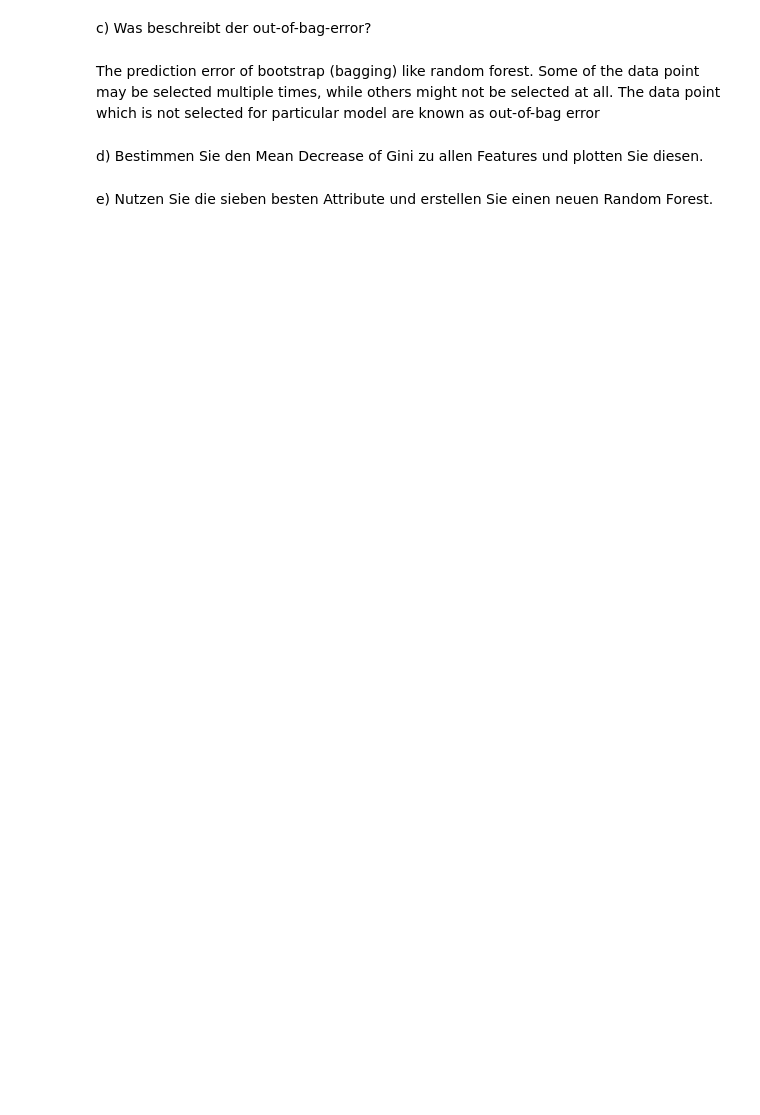
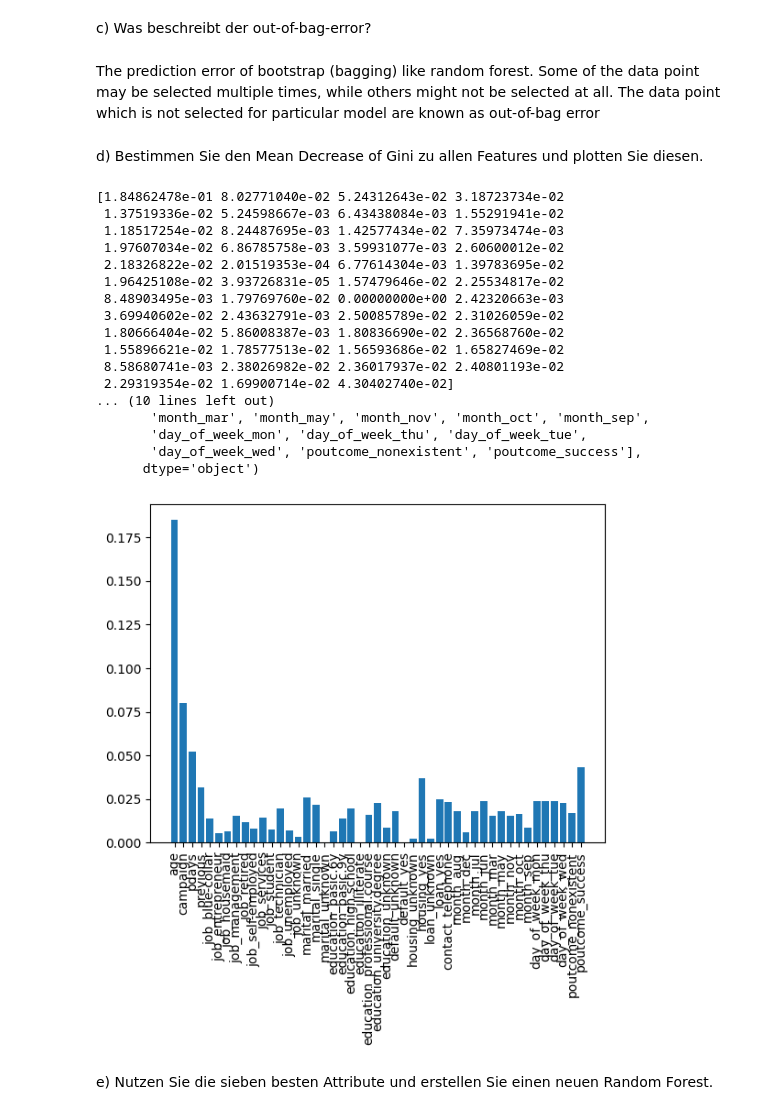
Before and after one commit to Hoangkim1301/Machine_Learning, a Jupyter notebook: Uebung08_Aufgabenstellung/Uebung08_Aufgabenstellung.ipynb, the cells around one changed output. Saved outputs shown, nothing was run; the diff lists cells and outputs as text; code cells hidden in the pictures; blank space fills up the shorter version.

```diff
--- a/Uebung08_Aufgabenstellung/Uebung08_Aufgabenstellung.ipynb
+++ b/Uebung08_Aufgabenstellung/Uebung08_Aufgabenstellung.ipynb
@@ -33,6 +33,7 @@ import sklearn
 import pandas as pd
 from sklearn.model_selection import train_test_split
 from sklearn.ensemble import RandomForestClassifier
+from sklearn.preprocessing import LabelEncoder, OneHotEncoder
 
 # read data from bank.csv and save it in a dataframe
 data = pd.read_csv('bank.csv', sep=';')
@@ -41,6 +42,13 @@ data = pd.read_csv('bank.csv', sep=';')
 X = data.drop('y', axis=1)
 Y = data['y']
 
+#label encode the categorical variables
+educations = ["basic.4y", "basic.6y", "basic.9y", "high.school", "illiterate", "professional.course", "university.degree", "unknown"]
+# Label encode 'education' since it has an ordinal relationship
+edu_encoder = LabelEncoder()
+educations_encoded = edu_encoder.fit_transform(educations)
+print(educations_encoded)
+
 # Convert categorical variables to numerical variables using one-hot encoding
 X_encoded = pd.get_dummies(X, drop_first=True)
 print(X_encoded)
@@ -48,6 +56,8 @@ print(X_encoded)
 X_train, X_test, Y_train, Y_test = train_test_split(X_encoded, Y, test_size=0.3, random_state=42)
 
 # create random forest classifier and train it
-randomForestModel = RandomForestClassifier(n_estimators=len(data), random_state=42)
-#randomForestModel.fit(X_train, Y_train)
+randomForestModel = RandomForestClassifier(n_estimators=len(data), random_state=42, oob_score=True)
+randomForestModel.fit(X_train, Y_train)
+
+#Bestimmen Sie den *out-of-bag-error* und den Fehler für den Testdatensatz
 # %% [output]
@@ -94,5 +98,34 @@ The prediction error of bootstrap (bagging) like random forest.
 Some of the data point may be selected multiple times, while others might not be selected at all. The data point which is not selected for particular model are known as out-of-bag error
 # %% [markdown]
 d) Bestimmen Sie den Mean Decrease of Gini zu allen Features und plotten Sie diesen.
+# %%
+#mean decrease of Gini
+importances = randomForestModel.feature_importances_
+print(importances)
+print(X_encoded.columns)
+#plot the importances
+import matplotlib.pyplot as plt
+plt.bar(X_encoded.columns, importances)
+plt.xticks(rotation=90)
+plt.show()
+# %% [output]
+[1.84862478e-01 8.02771040e-02 5.24312643e-02 3.18723734e-02
+ 1.37519336e-02 5.24598667e-03 6.43438084e-03 1.55291941e-02
+ 1.18517254e-02 8.24487695e-03 1.42577434e-02 7.35973474e-03
+ 1.97607034e-02 6.86785758e-03 3.59931077e-03 2.60600012e-02
+ 2.18326822e-02 2.01519353e-04 6.77614304e-03 1.39783695e-02
+ 1.96425108e-02 3.93726831e-05 1.57479646e-02 2.25534817e-02
+ 8.48903495e-03 1.79769760e-02 0.00000000e+00 2.42320663e-03
+ 3.69940602e-02 2.43632791e-03 2.50085789e-02 2.31026059e-02
+ 1.80666404e-02 5.86008387e-03 1.80836690e-02 2.36568760e-02
+ 1.55896621e-02 1.78577513e-02 1.56593686e-02 1.65827469e-02
+ 8.58680741e-03 2.38026982e-02 2.36017937e-02 2.40801193e-02
+ 2.29319354e-02 1.69900714e-02 4.30402740e-02]
+... (10 lines left out)
+       'month_mar', 'month_may', 'month_nov', 'month_oct', 'month_sep',
+       'day_of_week_mon', 'day_of_week_thu', 'day_of_week_tue',
+       'day_of_week_wed', 'poutcome_nonexistent', 'poutcome_success'],
+      dtype='object')
+[figure, added]
 # %% [markdown]
 e) Nutzen Sie die sieben besten Attribute und erstellen Sie einen neuen Random Forest.
```
Also changed, not shown: parts of 6 cells of this notebook, 4 other files.
